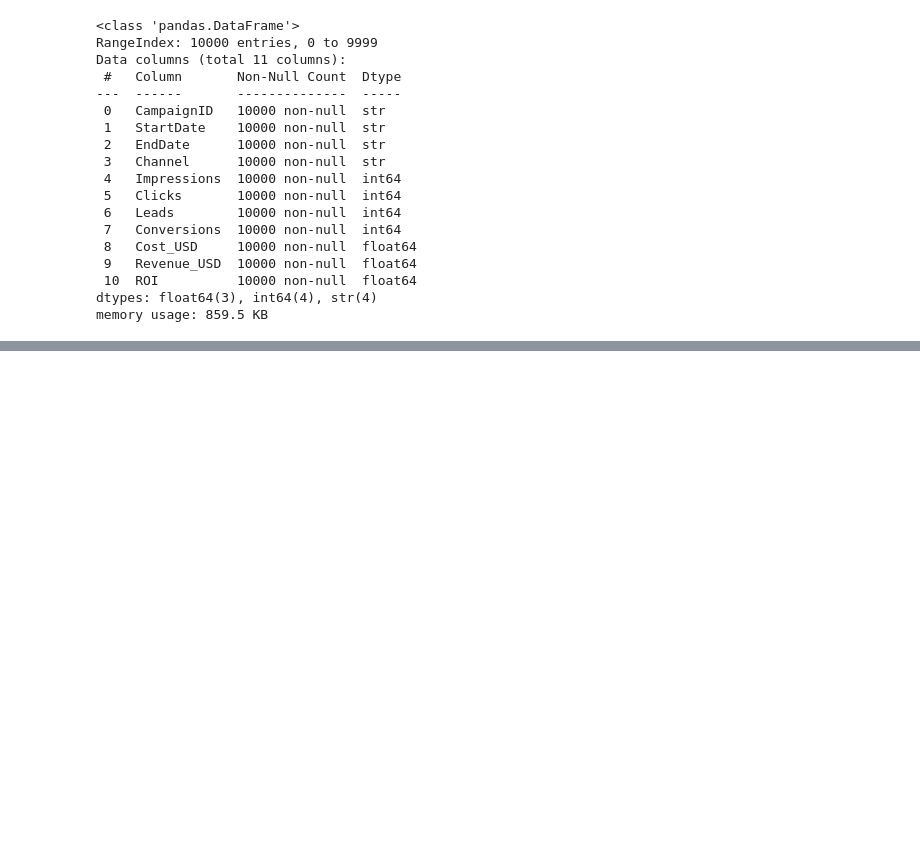
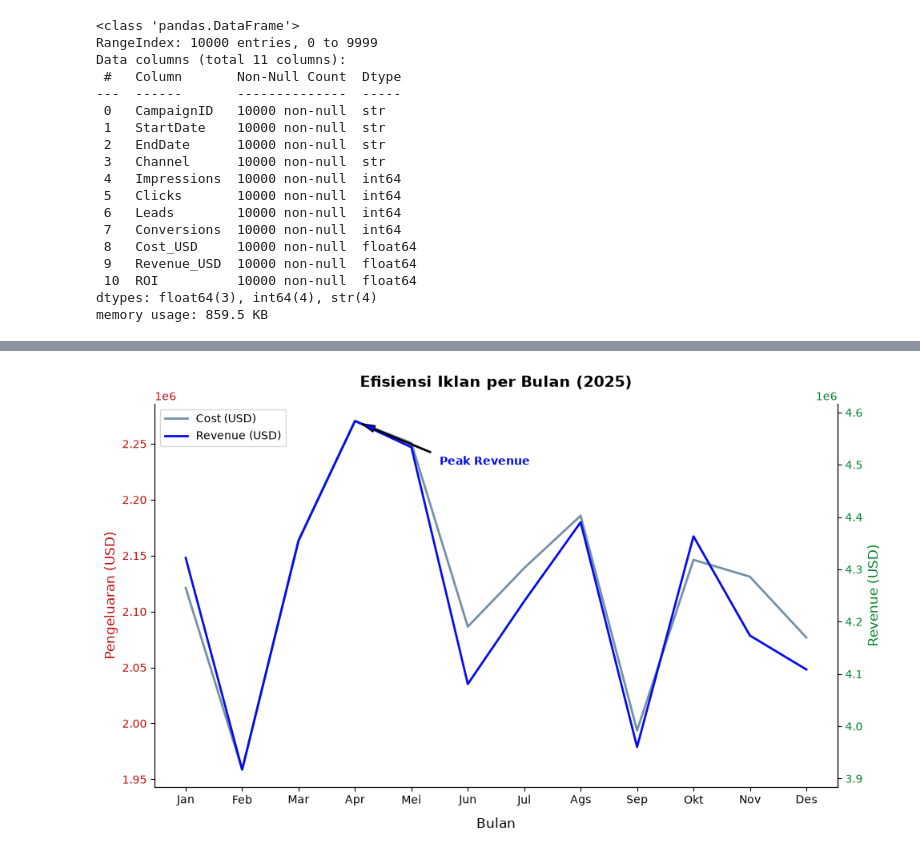
Before and after one commit to Haerulanwar05/Zero-To-ML-Engineer, a Jupyter notebook: Matplotlib/praktek-matplotlib.ipynb, the cells around one changed output, grey strips where cells are left out. Saved outputs shown, nothing was run; the diff lists cells and outputs as text; code cells hidden in the pictures; blank space fills up the shorter version.

Commit message:
feat: add matplotlib practice notebook with marketing campaign data analysis

```diff
--- a/Matplotlib/praktek-matplotlib.ipynb
+++ b/Matplotlib/praktek-matplotlib.ipynb
@@ -126,0 +45,60 @@ plt.show()
+# %%
+# 1. PENGOLAHAN DATA (Pandas)
+# Membaca data & menangani konversi datetime dengan aman
+df = pd.read_csv('marketing_campaign_performance_10000.csv')
+df['StartDate'] = pd.to_datetime(df['StartDate'], errors='coerce')
+
+# Ekstrak angka bulan sebagai jangkar (anchor) analisis bulanan
+df['Month'] = df['StartDate'].dt.month
+
+# Agregasi total biaya dan pendapatan berdasarkan bulan
+biaya_bulan = df.groupby('Month')['Cost_USD'].sum()
+pendapatan_bulan = df.groupby('Month')['Revenue_USD'].sum()
+
+
+# 2. VISUALISASI (Matplotlib)
+# Membuat 1 kanvas dan 1 bingkai grafik utama menggunakan bentuk jamak (subplots)
+fig, ax1 = plt.subplots(figsize=(10, 6))
+
+# Plot Garis Pertama: Cost (Sumbu Y Kiri)
+ax1.plot(biaya_bulan.index, biaya_bulan.values, color='#7491a6', label='Cost (USD)', linewidth=2)
+ax1.set_xlabel("Bulan", fontsize=12, labelpad=10)
+ax1.set_ylabel("Pengeluaran (USD)", color='#c20a0a', fontsize=12)
+ax1.tick_params(axis='y', labelcolor='#c20a0a')
+
+# Plot Garis Kedua: Revenue (Menciptakan sumbu Y Kanan dengan twinx)
+ax2 = ax1.twinx()
+ax2.plot(pendapatan_bulan.index, pendapatan_bulan.values, color='#050ced', label='Revenue (USD)', linewidth=2)
+ax2.set_ylabel('Revenue (USD)', color='#04822c', fontsize=12)
+ax2.tick_params(axis='y', labelcolor='#04822c')
+
+# Mengubah indikator angka sumbu X menjadi Nama Bulan asli
+ax1.set_xticks(biaya_bulan.index)
+ax1.set_xticklabels(['Jan', 'Feb', 'Mar', 'Apr', 'Mei', 'Jun', 'Jul', 'Ags', 'Sep', 'Okt', 'Nov', 'Des'])
+
+# Memberikan judul formal laporan
+ax1.set_title('Efisiensi Iklan per Bulan (2025)', fontsize=14, fontweight='bold', pad=15)
+
+# Solusi Poin 1: Menjemput dan menggabungkan legenda dari dua lapisan sumbu Y
+lines1, labels1 = ax1.get_legend_handles_labels()
+lines2, labels2 = ax2.get_legend_handles_labels()
+ax1.legend(lines1 + lines2, labels1 + labels2, loc='upper left')
+
+# Solusi Poin 2: Clean the Spines (Menghapus garis kaku bagian atas pada kedua sumbu)
+ax1.spines['top'].set_visible(False)
+ax2.spines['top'].set_visible(False)
+
+# Solusi Poin 4: Menambahkan panah anotasi pada titik puncak performa (Bulan April / 4)
+ax2.annotate('Peak Revenue',
+             xy=(4, pendapatan_bulan[4]),
+             xytext=(5.5, 4500000),
+             arrowprops=dict(facecolor='#050ced', shrink=0.08, width=1, headwidth=6),
+             color='#050ced', fontweight='bold')
+
+# Mengatur tata letak agar presisi dan tidak terpotong
+plt.tight_layout()
+
+# Menampilkan hasil visualisasi akhir
+plt.show()
+# %% [output]
+[figure, added]
```
Also changed, not shown: parts of 6 cells of this notebook.
